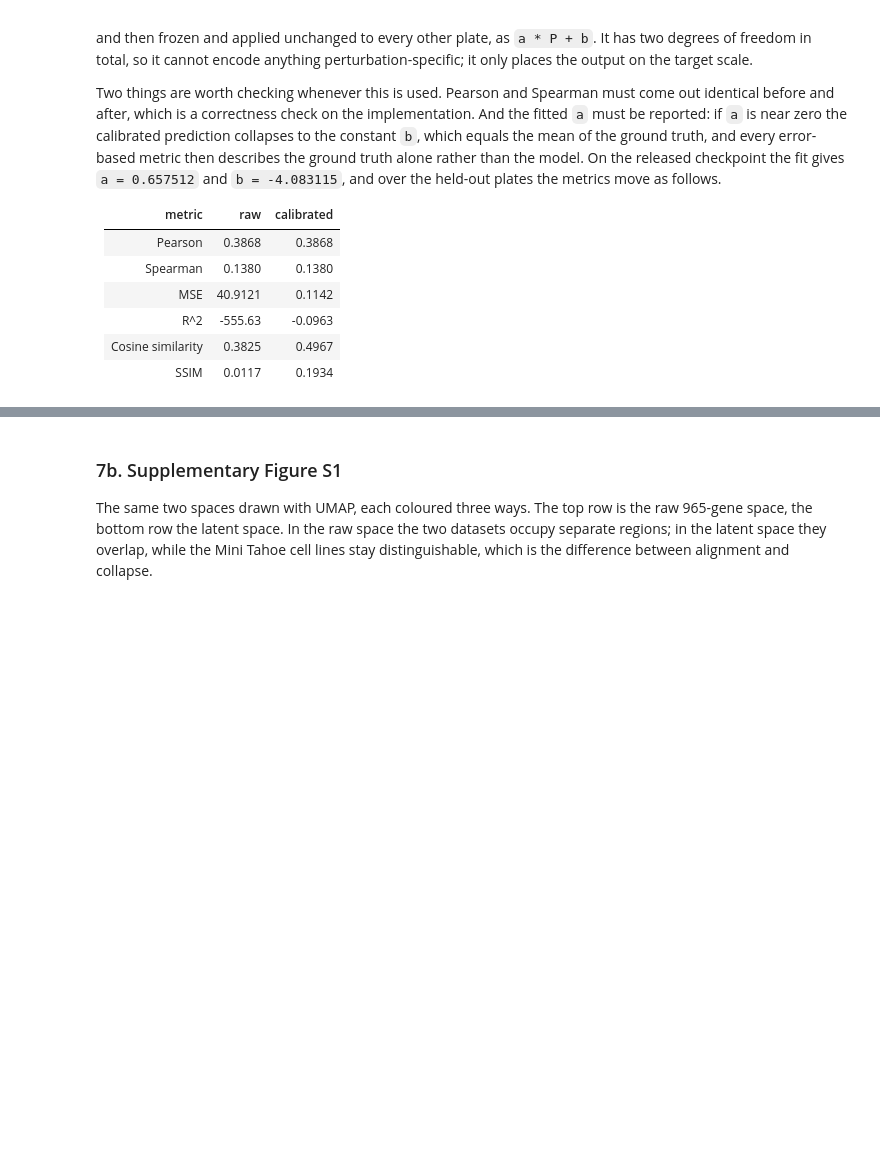
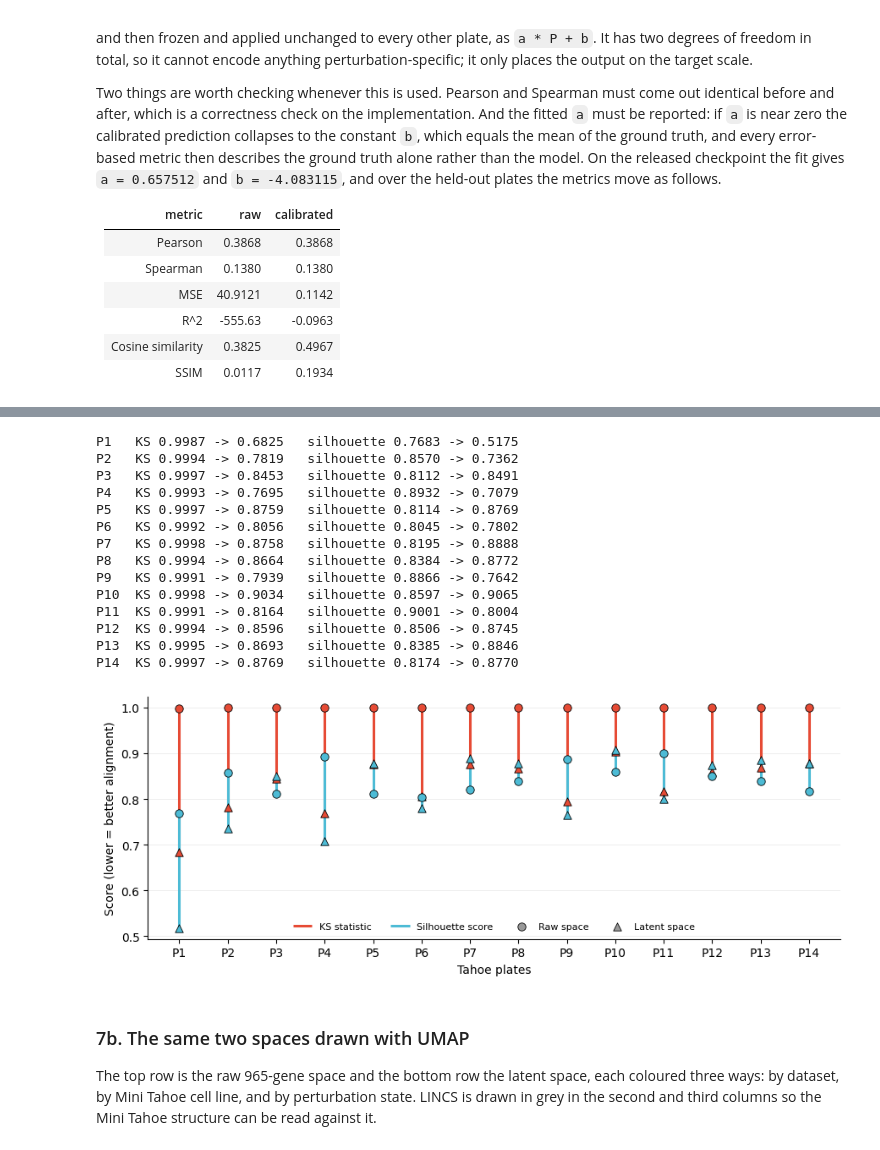
Before and after one commit to QSong-github/CellPert, a Jupyter notebook: tutorial.ipynb, the cells around one changed output, grey strips where cells are left out. Cells and saved outputs as stored; diff of their text form; code cells hidden in the pictures; blank space fills up the shorter version.

```diff
--- a/tutorial.ipynb
+++ b/tutorial.ipynb
@@ -354,56 +355,74 @@ silhouette on ten of them.
 # %%
 from scipy.stats import ks_2samp
 from sklearn.metrics import silhouette_score
 import matplotlib.pyplot as plt
 
 
 def ks_mean(A, B):
     """Mean over dimensions of the two-sample KS statistic."""
     return float(np.mean([ks_2samp(A[:, j], B[:, j])[0] for j in range(A.shape[1])]))
 
 
-def sil(A, B, labels, n=4000, seed=0):
+def sil(A, B, n=2400, seed=0):
     M = np.concatenate([A, B])
+    lab = np.array(['LINCS'] * len(A) + ['Tahoe'] * len(B))
     r = np.random.default_rng(seed)
     i = r.choice(len(M), size=min(n, len(M)), replace=False)
-    return float(silhouette_score(M[i], np.asarray(labels)[i], metric='cosine'))
+    return float(silhouette_score(M[i], lab[i], metric='cosine'))
 
 
 rows = []
-for space, (A, B) in (('raw', (LX, TX)), ('latent', (LZ, TZ))):
-    rows.append((space, ks_mean(A, B), sil(A, B, dataset_lab)))
-    print('%-7s  KS %.4f   silhouette %.4f' % rows[-1])
+for p in range(1, 15):
+    TX_p, _ = sample('./data/minitahoe/p%d_with_morgan.h5ad' % p, N_PER_PLATE, p)
+    TZ_p = encode(TX_p)
+    rows.append({'plate': p,
+                 'ks_raw': ks_mean(LX, TX_p), 'ks_latent': ks_mean(LZ, TZ_p),
+                 'sil_raw': sil(LX, TX_p), 'sil_latent': sil(LZ, TZ_p)})
+    print('P%-2d  KS %.4f -> %.4f   silhouette %.4f -> %.4f'
+          % (p, rows[-1]['ks_raw'], rows[-1]['ks_latent'],
+             rows[-1]['sil_raw'], rows[-1]['sil_latent']), flush=True)
 
-# The positive control: the same silhouette for cell line and for perturbation state,
-# inside Mini Tahoe only. Alignment should leave these two alone.
-for name, lab in (('cell line', cell_line), ('perturbation state', condition)):
-    a = silhouette_score(TX, lab, metric='cosine')
-    b = silhouette_score(TZ, lab, metric='cosine')
-    print('%-20s raw %+.4f  latent %+.4f' % (name, a, b))
-
-# Figure 3b is this comparison drawn as one dumbbell per plate.
-fig, ax = plt.subplots(figsize=(4.2, 3.4))
-for k, (metric, color) in enumerate((('KS statistic', '#E64B35'),
-                                     ('Silhouette', '#4DBBD5'))):
-    lo, hi = rows[1][k + 1], rows[0][k + 1]
-    ax.plot([k, k], [lo, hi], color=color, lw=2.5, zorder=1)
-    ax.scatter([k], [hi], s=70, facecolor=color, edgecolor='black', zorder=2,
-               label='Raw space' if k == 0 else None)
-    ax.scatter([k], [lo], s=70, marker='^', facecolor=color, edgecolor='black',
-               zorder=2, label='Latent space' if k == 0 else None)
-ax.set_xticks([0, 1]); ax.set_xticklabels(['KS statistic', 'Silhouette'])
+x = np.arange(len(rows))
+fig, ax = plt.subplots(figsize=(9, 3.6))
+for key_raw, key_lat, color, name in (('ks_raw', 'ks_latent', '#E64B35', 'KS statistic'),
+                                      ('sil_raw', 'sil_latent', '#4DBBD5', 'Silhouette score')):
+    hi = np.array([r[key_raw] for r in rows])
+    lo = np.array([r[key_lat] for r in rows])
+    ax.vlines(x, lo, hi, color=color, lw=2.2, zorder=1, label=name)
+    ax.scatter(x, hi, s=46, facecolor=color, edgecolor='black', lw=0.6, zorder=2)
+    ax.scatter(x, lo, s=46, marker='^', facecolor=color, edgecolor='black', lw=0.6, zorder=2)
+ax.scatter([], [], s=46, facecolor='0.6', edgecolor='black', lw=0.6, label='Raw space')
+ax.scatter([], [], s=46, marker='^', facecolor='0.6', edgecolor='black', lw=0.6,
+           label='Latent space')
+ax.set_xticks(x); ax.set_xticklabels(['P%d' % r['plate'] for r in rows])
+ax.set_xlabel('Tahoe plates')
 ax.set_ylabel('Score (lower = better alignment)')
-ax.set_title('This plate, raw against latent')
-ax.legend(frameon=False, fontsize=8)
+ax.legend(frameon=False, ncol=4, fontsize=8, loc='lower center')
 ax.spines['top'].set_visible(False); ax.spines['right'].set_visible(False)
+ax.grid(axis='y', alpha=0.3, lw=0.5); ax.set_axisbelow(True)
 plt.tight_layout(); plt.show()
+# %% [output]
+P1   KS 0.9987 -> 0.6825   silhouette 0.7683 -> 0.5175
+P2   KS 0.9994 -> 0.7819   silhouette 0.8570 -> 0.7362
+P3   KS 0.9997 -> 0.8453   silhouette 0.8112 -> 0.8491
+P4   KS 0.9993 -> 0.7695   silhouette 0.8932 -> 0.7079
+P5   KS 0.9997 -> 0.8759   silhouette 0.8114 -> 0.8769
+P6   KS 0.9992 -> 0.8056   silhouette 0.8045 -> 0.7802
+P7   KS 0.9998 -> 0.8758   silhouette 0.8195 -> 0.8888
+P8   KS 0.9994 -> 0.8664   silhouette 0.8384 -> 0.8772
+P9   KS 0.9991 -> 0.7939   silhouette 0.8866 -> 0.7642
+P10  KS 0.9998 -> 0.9034   silhouette 0.8597 -> 0.9065
+P11  KS 0.9991 -> 0.8164   silhouette 0.9001 -> 0.8004
+P12  KS 0.9994 -> 0.8596   silhouette 0.8506 -> 0.8745
+P13  KS 0.9995 -> 0.8693   silhouette 0.8385 -> 0.8846
+P14  KS 0.9997 -> 0.8769   silhouette 0.8174 -> 0.8770
+[figure, added]
 # %% [markdown]
-### 7b. Supplementary Figure S1
+### 7b. The same two spaces drawn with UMAP
 
-The same two spaces drawn with UMAP, each coloured three ways. The top row is the raw
-965-gene space, the bottom row the latent space. In the raw space the two datasets
-occupy separate regions; in the latent space they overlap, while the Mini Tahoe cell
-lines stay distinguishable, which is the difference between alignment and collapse.
+The top row is the raw 965-gene space and the bottom row the latent space, each coloured
+three ways: by dataset, by Mini Tahoe cell line, and by perturbation state. LINCS is drawn
+in grey in the second and third columns so the Mini Tahoe structure can be read against it.
 # %%
 import umap
 import matplotlib.pyplot as plt
```
Also changed, not shown: parts of 9 cells of this notebook.
